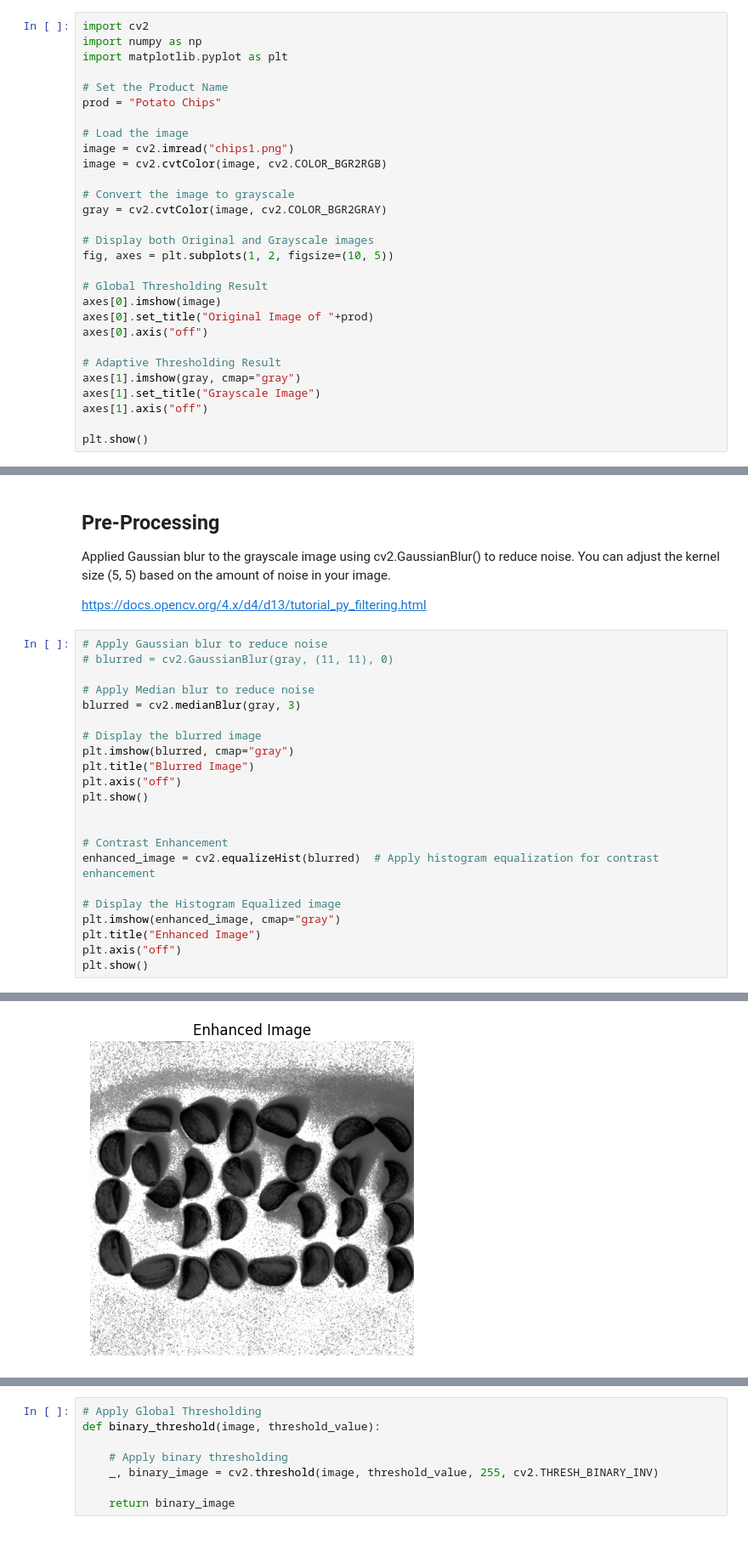
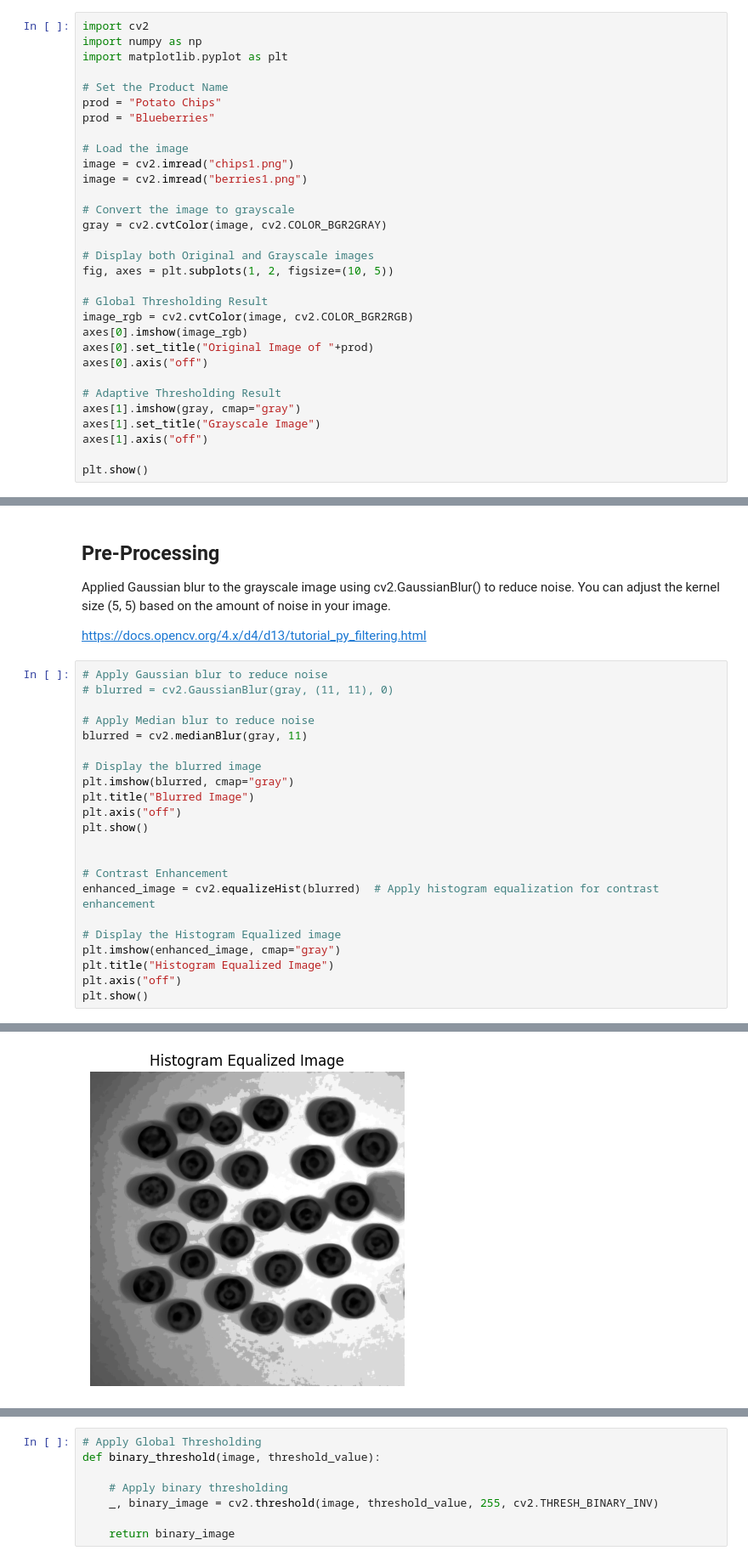
Before and after one commit to dev-nanthan/blob-detection, a Jupyter notebook: project-G42.ipynb, the cells around one changed output, grey strips where cells are left out. Shown at 85% size. Drawn from its saved outputs; the diff is of its cells as text.

Commit message:
updated the repository with blueberry images

```diff
--- a/project-G42.ipynb
+++ b/project-G42.ipynb
@@ -9,10 +9,11 @@ import matplotlib.pyplot as plt
 
 # Set the Product Name
 prod = "Potato Chips"
+prod = "Blueberries"
 
 # Load the image
 image = cv2.imread("chips1.png")
-image = cv2.cvtColor(image, cv2.COLOR_BGR2RGB)
+image = cv2.imread("berries1.png")
 
 # Convert the image to grayscale
 gray = cv2.cvtColor(image, cv2.COLOR_BGR2GRAY)
@@ -21,7 +22,8 @@ gray = cv2.cvtColor(image, cv2.COLOR_BGR2GRAY)
 fig, axes = plt.subplots(1, 2, figsize=(10, 5))
 
 # Global Thresholding Result
-axes[0].imshow(image)
+image_rgb = cv2.cvtColor(image, cv2.COLOR_BGR2RGB)
+axes[0].imshow(image_rgb)
 axes[0].set_title("Original Image of "+prod)
 axes[0].axis("off")
 
@@ -44,7 +46,7 @@ https://docs.opencv.org/4.x/d4/d13/tutorial_py_filtering.html
 # blurred = cv2.GaussianBlur(gray, (11, 11), 0)
 
 # Apply Median blur to reduce noise
-blurred = cv2.medianBlur(gray, 3)
+blurred = cv2.medianBlur(gray, 11)
 
 # Display the blurred image
 plt.imshow(blurred, cmap="gray")
@@ -58,7 +60,7 @@ enhanced_image = cv2.equalizeHist(blurred)  # Apply histogram equalization for c
 
 # Display the Histogram Equalized image
 plt.imshow(enhanced_image, cmap="gray")
-plt.title("Enhanced Image")
+plt.title("Histogram Equalized Image")
 plt.axis("off")
 plt.show()
 # %% [output]
@@ -66,4 +68,4 @@ plt.show()
-[figure, old version]
+[figure, new version]
 # %% [markdown]
 ## Thresholding
 
```
Also changed, not shown: parts of 7 cells of this notebook.
